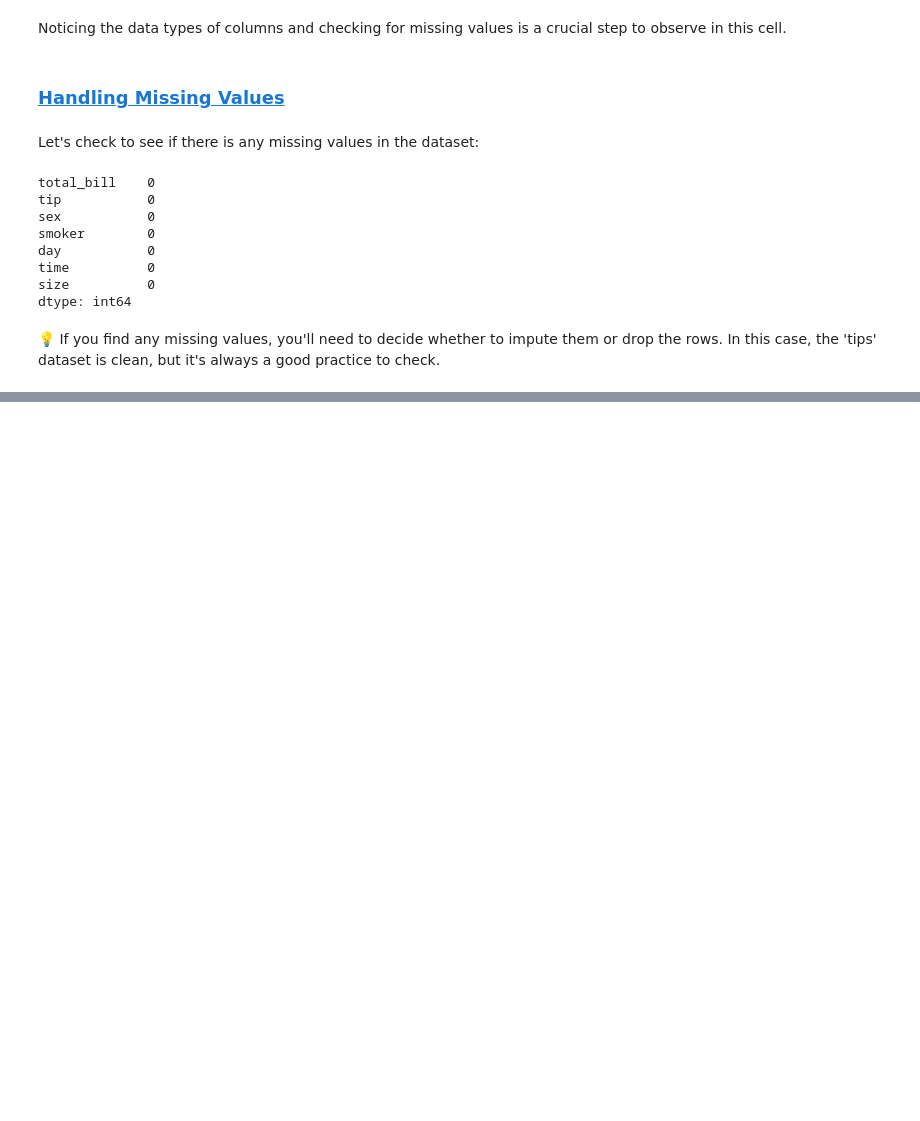
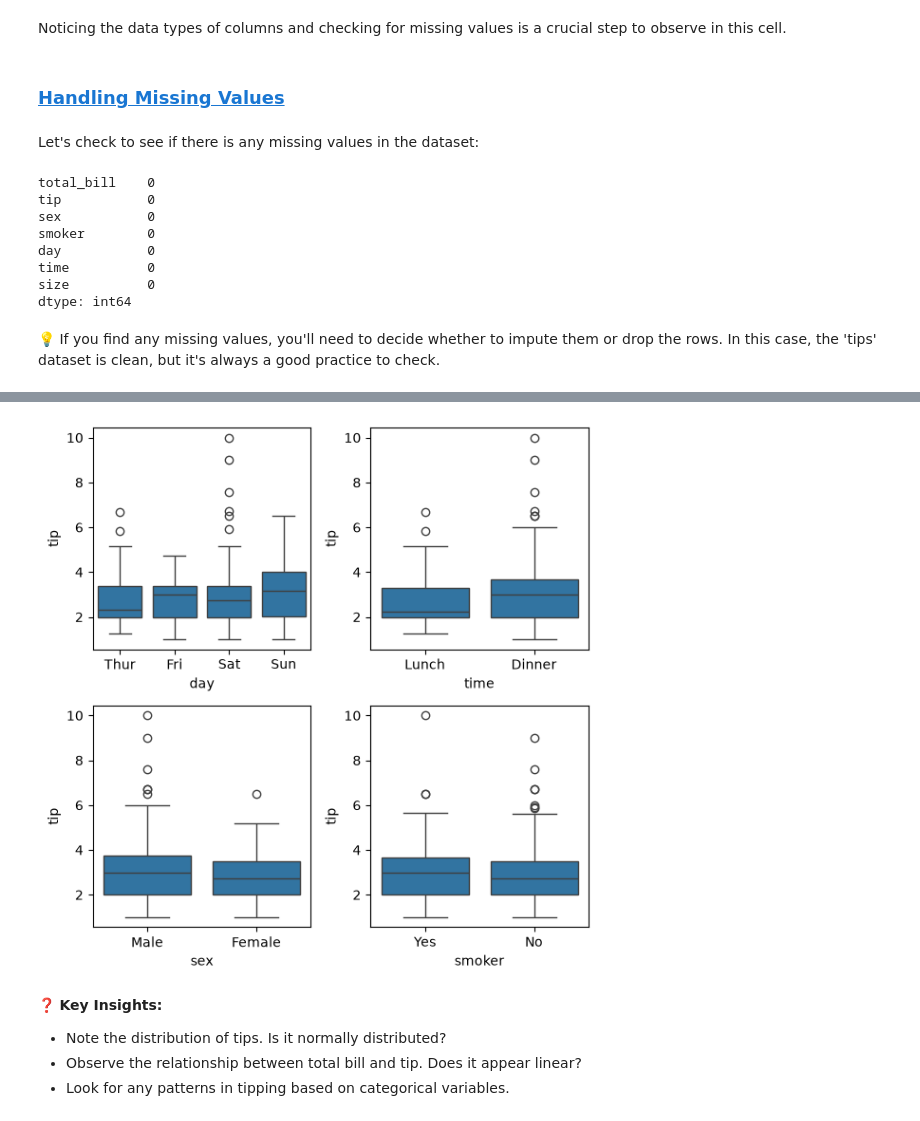
Before and after one commit to AliBaghdadii/tips-regression-analysis, a Jupyter notebook: notebooks/tips_regression.ipynb, the cells around one changed output, grey strips where cells are left out. Saved outputs shown, nothing was run; the diff lists cells and outputs as text; code cells hidden in the pictures; blank space fills up the shorter version.

```diff
--- a/notebooks/tips_regression.ipynb
+++ b/notebooks/tips_regression.ipynb
@@ -99,0 +119,16 @@ dtype: int64
+# %%
+# Box plots for categorical variables
+fig, axes = plt.subplots(2, 2, figsize=(6, 6))
+sns.boxplot(x='day', y='tip', data=tips_df, ax=axes[0, 0])
+sns.boxplot(x='time', y='tip', data=tips_df, ax=axes[0, 1])
+sns.boxplot(x='sex', y='tip', data=tips_df, ax=axes[1, 0])
+sns.boxplot(x='smoker', y='tip', data=tips_df, ax=axes[1, 1])
+plt.tight_layout()
+plt.show()
+# %% [output]
+[figure, added]
+# %% [markdown]
+❓ **Key Insights:**
+- Note the distribution of tips. Is it normally distributed?
+- Observe the relationship between total bill and tip. Does it appear linear?
+- Look for any patterns in tipping based on categorical variables.
```
Also changed, not shown: parts of 5 cells of this notebook.
